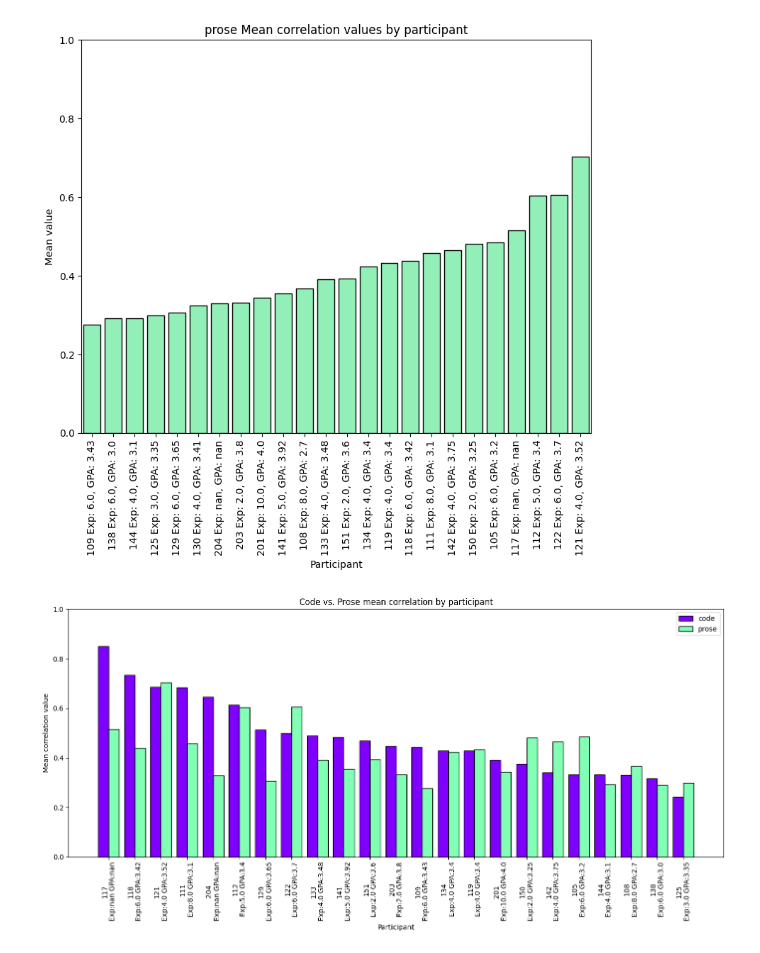
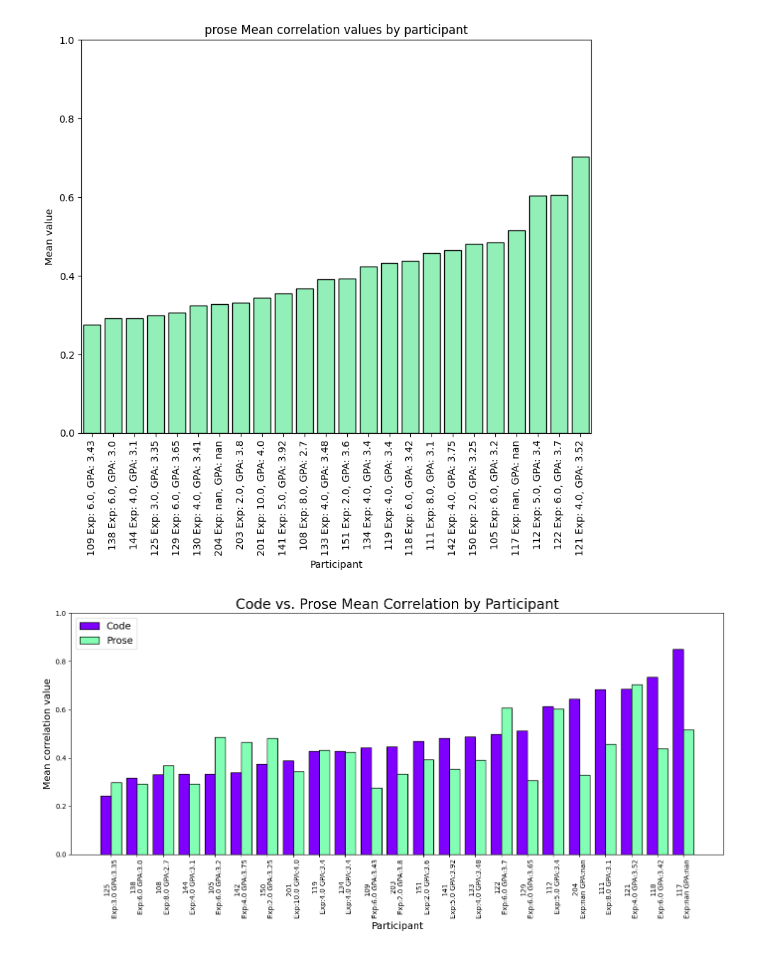
Before and after one commit to largehappygroup/fmri_model, a Jupyter notebook: analysis/fir/rq1_parameter_comparison.ipynb, the cells around one changed output. Cells and saved outputs as stored; diff of their text form; code cells hidden in the pictures.

```diff
--- a/analysis/fir/rq1_parameter_comparison.ipynb
+++ b/analysis/fir/rq1_parameter_comparison.ipynb
@@ -43,20 +60,20 @@ for (task, model), group_df in records.groupby(['task', 'model']):
         .unstack('look_ahead')
     )
 
-    formatted = [[f"{np.array(pivot_mean)[i][j]*100:.0f}\u00B1{np.array(pivot_std)[i][j]*100:.0f}%"
+    formatted = [[f"{np.array(pivot_mean)[i][j]:.2f}\u00B1{f'{np.array(pivot_std)[i][j]:.2f}'.lstrip('0')}"
                   for j in range(pivot_mean.shape[0])]
                  for i in range(pivot_mean.shape[1])]
 
 
     fig, ax = plt.subplots(figsize=(8, 6))
-    sns.heatmap(pivot_mean.astype(float), annot=np.array(formatted), fmt= '', cmap='rainbow', ax=ax, vmin=0.3, vmax=0.6)
-    ax.set_title(f"{task} — {model}")
-    ax.set_xlabel("look_ahead")
-    ax.set_xticklabels([0,1,3,5,10])
-    ax.set_ylabel("ndelays")
-    ax.set_yticklabels([0,4,10,16,20])
+    sns.heatmap(pivot_mean.astype(float), annot=np.array(formatted), annot_kws={"size":14, "weight":"bold"}, fmt= '', cmap='rainbow', ax=ax, vmin=0.3, vmax=0.6)
+    ax.set_title(f"{task_labels[task]} — {model_labels[model]}", fontsize=20)
+    ax.set_xlabel("Look-Ahead Volumes")
+    ax.set_xticklabels([0,1,3,5,10], fontsize=12)
+    ax.set_ylabel("Delayed Copies")
+    ax.set_yticklabels([0,4,10,16,20], fontsize=12)
     plt.tight_layout()
-    # plt.savefig(f'/data/zachkaras/fmri_model_data/plots/heatmap-{task}-{model}.png', dpi=200)
+    plt.savefig(f'/data/zachkaras/fmri_model_data/plots/heatmap-{task}-{model}.png', dpi=200)
     plt.show()
     # break
 # %% [output]
@@ -157,34 +176,34 @@ for task in ['code', 'prose']:
 # %%
 # Grouped bar chart: code vs prose side by side per participant
 common_pids = [pid for pid in participant_means['code'] if pid in participant_means['prose']]
-common_pids_sorted = sorted(common_pids, key=lambda p: participant_means['code'][p], reverse=True)
+common_pids_sorted = sorted(common_pids, key=lambda p: participant_means['code'][p]) #, reverse=True)
 
 code_vals  = [participant_means['code'][pid]  for pid in common_pids_sorted]
 prose_vals = [participant_means['prose'][pid] for pid in common_pids_sorted]
 labels = [
     f"{p}\nExp:{demo_data.loc[participant_index(p), 'semesters_experience']} GPA:{demo_data.loc[participant_index(p), 'GPA']}"
     for p in common_pids_sorted
 ]
 
 x = np.arange(len(common_pids_sorted))
 width = 0.4
 
 fig, ax = plt.subplots(figsize=(14, 7))
-ax.bar(x - width / 2, code_vals,  width, label='code',  color=task_colors['code'],  edgecolor='black')
-ax.bar(x + width / 2, prose_vals, width, label='prose', color=task_colors['prose'], edgecolor='black')
+ax.bar(x - width / 2, code_vals,  width, label='Code',  color=task_colors['code'],  edgecolor='black')
+ax.bar(x + width / 2, prose_vals, width, label='Prose', color=task_colors['prose'], edgecolor='black')
 
-ax.set_ylabel("Mean correlation value")
-ax.set_xlabel("Participant")
-ax.set_title("Code vs. Prose mean correlation by participant")
+ax.set_ylabel("Mean correlation value", fontsize=14)
+ax.set_xlabel("Participant", fontsize=14)
+ax.set_title("Code vs. Prose Mean Correlation by Participant", fontsize=20)
 ax.set_xticks(x)
 ax.set_xticklabels(labels, rotation=90)
 ax.set_ylim([0.0, 1.0])
-ax.legend()
+ax.legend(prop={'size':14}, loc='upper left')
 plt.tight_layout()
-# plt.savefig("/data/zachkaras/fmri_model_data/plots/participant_bar_graph_grouped.png", dpi=200)
+plt.savefig("/data/zachkaras/fmri_model_data/plots/participant_bar_graph_grouped.png", dpi=200)
 plt.show()
 # %% [output]
-[figure, old version]
+[figure, new version]
 # %%
 from scipy import stats
 
```
Also changed, not shown: parts of 10 cells of this notebook, 10 other files.
